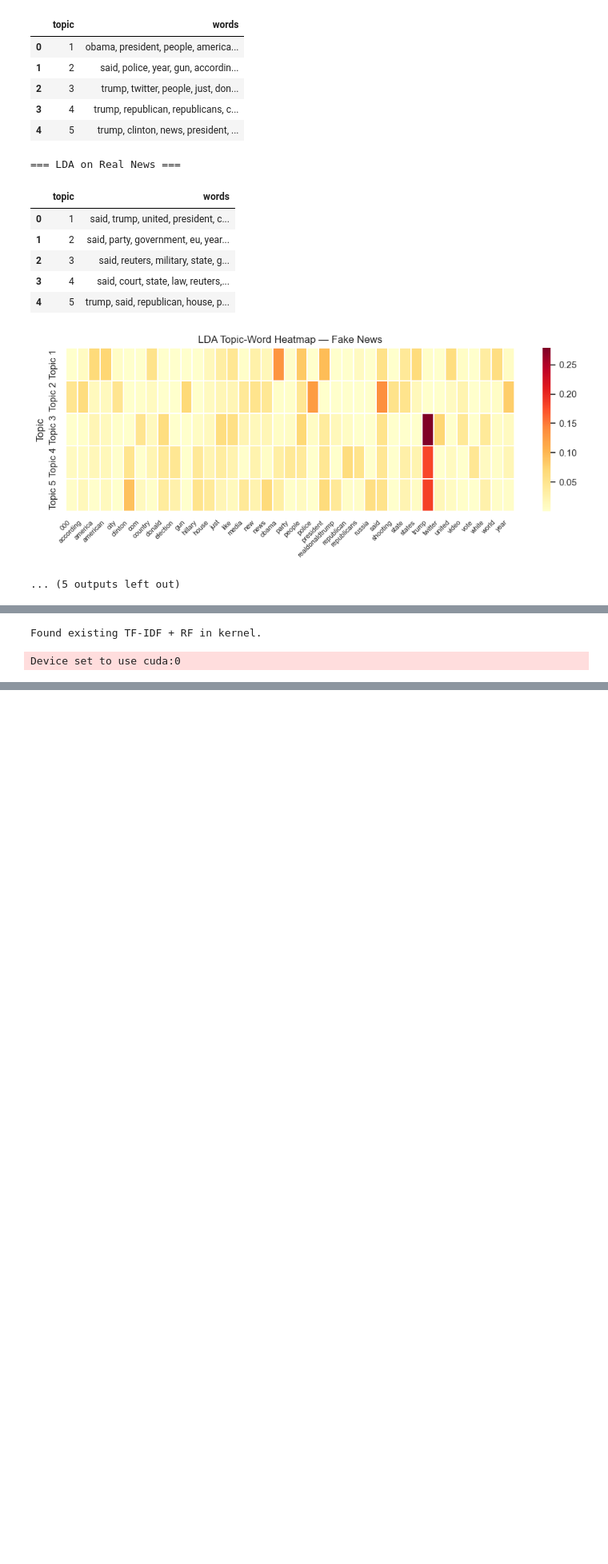
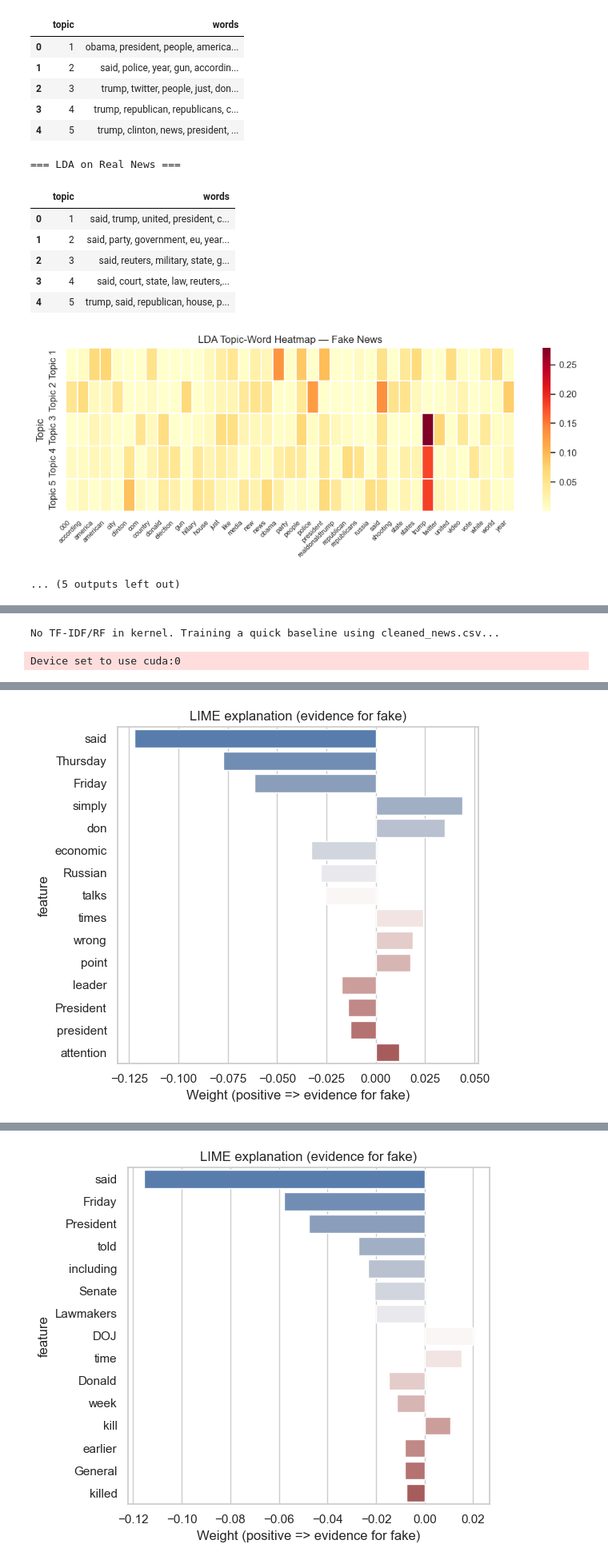
Before and after one commit to IanChen611/114-2-NLP-Fake-News, a Jupyter notebook: src/main.ipynb, the cells around one changed output, grey strips where cells are left out. Shown at 80% size. Drawn from its saved outputs; the diff is of its cells as text; code cells hidden in the pictures; blank space fills up the shorter version.

```diff
--- a/src/main.ipynb
+++ b/src/main.ipynb
@@ -1043,9 +1085,6 @@ except NameError:
     from sklearn.ensemble import RandomForestClassifier
     from sklearn.model_selection import train_test_split
     df = pd.read_csv(os.path.join(data_root, 'cleaned_news.csv'))
-    sample_n = 8000
-    if sample_n is not None and len(df) > sample_n:
-        df = df.sample(n=sample_n, random_state=42)
     texts = df['text'].astype(str).tolist()
     labels = df['label'].astype(int).tolist()
     X_train, X_test, y_train, y_test = train_test_split(texts, labels, test_size=0.2, stratify=labels, random_state=42)
@@ -1055,7 +1094,7 @@ except NameError:
     rf = RandomForestClassifier(n_estimators=200, random_state=42, n_jobs=-1)
     rf.fit(Xtr_tfidf, y_train)
 
-# 載入 BERT pipeline，tokenizer 固定從 distilbert-base-uncased 取（checkpoint 不含 tokenizer 檔）
+# 載入 BERT pipeline
 bert_root = os.path.join(data_root, 'bert_out')
 
 def find_bert_dir(root):
@@ -1084,7 +1123,7 @@ if bert_dir:
         bert_clf = pipeline(
             'text-classification',
             model=bert_dir,
-            tokenizer='distilbert-base-uncased',  # checkpoint 不含 tokenizer，改從原始模型載入
+            tokenizer='distilbert-base-uncased',
             device=device
         )
         print('Loaded BERT pipeline from', bert_dir)
@@ -1116,7 +1155,6 @@ def predict_and_explain(text, explain=True, top_k_features=15, save=True):
             res = bert_clf(text, truncation=True, max_length=256)
             lab = res[0]['label']
             score = float(res[0].get('score', 0.0))
-            # id2label 已設為 {"0":"FAKE","1":"REAL"}
             if lab in ('FAKE', 'fake', '0', 'LABEL_0'):
                 bert_pred = 0
             elif lab in ('REAL', 'real', '1', 'LABEL_1'):
@@ -1141,9 +1179,9 @@ def predict_and_explain(text, explain=True, top_k_features=15, save=True):
                 text,
                 lambda x: rf.predict_proba(tfidf.transform(x)),
                 num_features=top_k_features,
-                top_labels=1
+                top_labels=2  # 同時解釋 fake(0) 與 real(1)，避免 KeyError
             )
-            feat_list = exp.as_list(label=0)
+            feat_list = exp.as_list(label=0)  # 顯示「判斷為 fake」的關鍵字權重
             df_exp = pd.DataFrame(feat_list, columns=['feature', 'weight'])
             plt.figure(figsize=(6, max(3, 0.35 * len(df_exp))))
             sns.barplot(x='weight', y='feature', data=df_exp, hue='feature', palette='vlag', legend=False)
@@ -1162,7 +1200,7 @@ def predict_and_explain(text, explain=True, top_k_features=15, save=True):
     if save:
         rec = {
             'timestamp': time.strftime('%Y-%m-%d %H:%M:%S'),
-            'text': text,
+            'text': text[:200],
             'rf_pred': out.get('rf_pred'),
             'rf_prob_fake': out.get('rf_prob_fake'),
             'rf_prob_real': out.get('rf_prob_real'),
@@ -1180,18 +1218,64 @@ def predict_and_explain(text, explain=True, top_k_features=15, save=True):
 
     return out
 
-# ========== 在此貼入要測試的新聞文字 ==========
-news_text = """A suspect who shot at a White House checkpoint was killed in an exchange of fire with Secret Service agents on Saturday evening, officials have confirmed.
+# ========== 測試新聞文字 ==========
+# ── 真新聞：來自 BBC / CNN（2026-06-06）──────────────────────────────────────
+BBC_2026_06_06 = """Russian President Vladimir Putin has said he does not see any point in meeting Volodymyr Zelensky after the Ukrainian leader requested face-to-face talks over ending the war between the two nations.
 
-The BBC's US media partner CBS has named the suspect as Nasire Best, a 21-year-old man who was known to the protection agency and had a documented history of mental health conditions.
+Zelensky sent an open letter on Thursday calling for direct negotiations with Putin, writing that it was "wrong to simply wait" for the war, which began with Russia's full-scale invasion of Ukraine in 2022, to become the focus of US attention once more.
 
-US President Donald Trump thanked the officers for their \"swift and professional action\" in apprehending the gunman, who he said in a Truth Social post had a \"violent history and possible obsession with our Country's most cherished structure\".
+The Ukrainian president also requested a ceasefire, while striking a defiant, at-times mocking tone.
 
-The shooting comes only a month after a gunman opened fire at the White House Correspondents' Dinner.
+Putin called the note "rude" and refused the request for a meeting, reiterating his position that peace talks should precede any ceasefire.
 
-The incident on Saturday remains under investigation."""
+"I don't see any point for now," he said when asked whether he would take up Zelensky's offer while speaking at Russia's annual economic forum in St Petersburg on Friday.
 
-res = predict_and_explain(news_text)
+After hearing Putin's response Zelensky said Russia "was choosing war again"."""
+
+CNN_2026_06_06 = """The Justice Department told two federal judges on Friday that cases challenging President Donald Trump's "anti-weaponization fund" are moot because the administration has abandoned the program.
+
+The filings represent the first time the Trump administration has said in writing that it was no longer pursuing the fund, which was met with widespread criticism before acting Attorney General Todd Blanche said earlier this week that it was being killed. A federal judge has already blocked work on the fund.
+
+DOJ's arguments come after Senate Republicans rejected multiple legislative attempts to kill it despite bipartisan concerns it would serve as a slush fund for Trump's allies. Some members, including key Republicans, raised concerns that the fund lacks guardrails.
+
+Lawmakers were particularly concerned that payouts would go to rioters, including those who assaulted police officers, during the January 6, 2021, attack on the US Capitol."""
+
+# ── 假新聞：模擬典型假新聞風格（聳動標題、陰謀論、匿名消息、無查核旁白）──────────
+# ⚠️ 注意：假新聞範例「不能」加入「This is fake」「experts say it's fabricated」等旁白，
+#    因為那是事實查核文章（fact-checking）的語氣，模型會誤判為真新聞。
+#    真正的假新聞是把捏造內容直接以新聞事實的口吻呈現。
+
+fake1 = """SHOCK REPORT: Putin Secretly Moves Russian Government Underground to Escape Coming War
+
+Vladimir Putin has officially relocated Russia's entire government to a massive underground bunker city hidden beneath the Siberian mountains, according to multiple high-level Kremlin insiders. The secret move, which began three weeks ago, confirms what many have suspected: Russia is preparing for an imminent nuclear conflict that the mainstream media refuses to cover.
+
+The underground city, code-named "Project Zemlya," reportedly includes luxury apartments, military command centers, hospitals, and even an artificial ocean. Thousands of Russian officials and their families have already been transferred, while the Russian public is kept completely in the dark.
+
+"This is the biggest story of our lifetime and the globalist media is burying it," wrote one popular conservative blogger who claims to have seen satellite photos of the construction.
+
+Kremlin spokesperson Dmitry Peskov has refused to comment, which many see as proof that the story is true. President Putin's rare absence from public events last week fueled further speculation that the transition is already underway. Experts say war could break out within 90 days."""
+
+fake2 = """BREAKING: Trump Buys Secret Island, Plans to Create New Independent Nation for True Patriots
+
+Former President Donald Trump has purchased a massive private island in the Atlantic Ocean and is already building what insiders call "New America" — a sovereign nation free from the corrupt Deep State that has destroyed the United States. The island, located 200 miles off the coast, was acquired through a series of shell companies to avoid Deep State interference.
+
+Construction crews working around the clock have already completed a presidential palace, a military airstrip, and broadcast towers for a new conservative television network. Dozens of billionaire patriots have reportedly invested over $50 billion into the project.
+
+"Trump is done playing by their rules. This is checkmate," said an anonymous source close to the former president.
+
+The mainstream media has completely ignored the story because they are terrified of what it means. When New America officially declares independence, it will have its own currency, its own courts, and its own army. Every real American will have the chance to become a citizen. The Deep State's days are numbered."""
+
+news_text = [
+    ["True News — BBC 2026-06-06 (Putin/Zelensky)", BBC_2026_06_06],
+    ["True News — CNN 2026-06-06 (Trump DOJ)", CNN_2026_06_06],
+    ["Fake News — Putin underground bunker conspiracy", fake1],
+    ["Fake News — Trump secret island / Deep State", fake2],
+]
+
+for label, text in news_text:
+    print("=" * 60)
+    print(f"[{label}]")
+    predict_and_explain(text)
 # %% [output]
-Found existing TF-IDF + RF in kernel.
+No TF-IDF/RF in kernel. Training a quick baseline using cleaned_news.csv...
 Device set to use cuda:0
@@ -1202,0 +1288 @@ Appended prediction to d:\北科大\114-2自然語言處理與文件探勘\114-2
+[figure, added]
@@ -1202,0 +1295 @@ Appended prediction to d:\北科大\114-2自然語言處理與文件探勘\114-2
+[figure, added]
```
Also changed, not shown: parts of 5 cells of this notebook, 3 other files.
